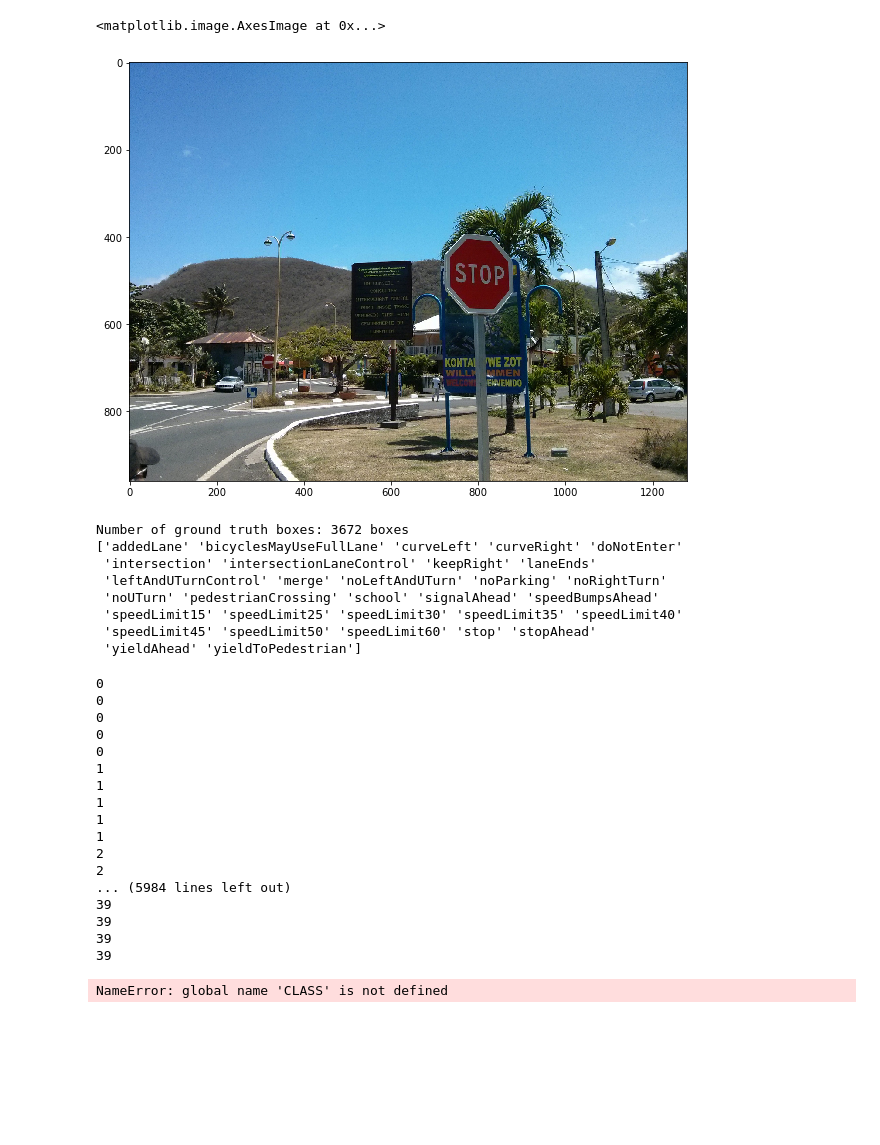
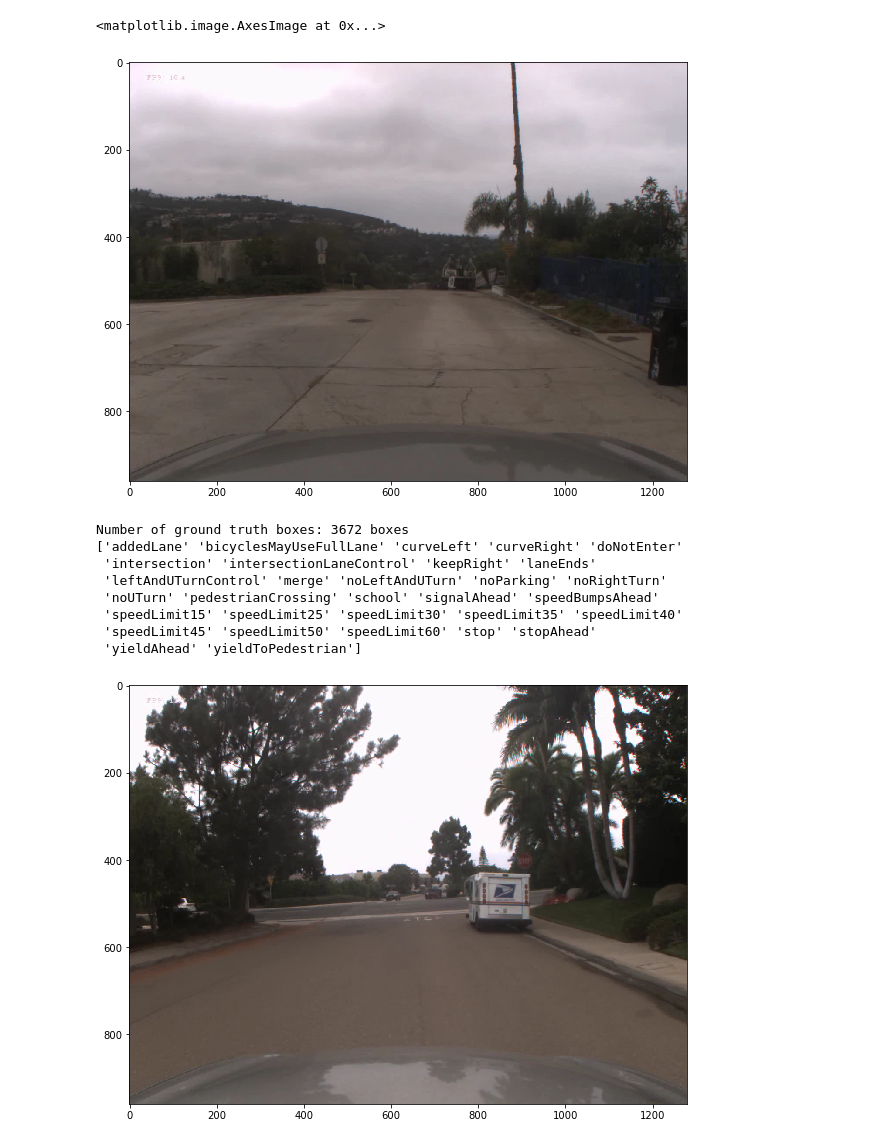
Before and after one commit to datlife/yolov2, a Jupyter notebook: Testing.ipynb, the cells around one changed output. Saved outputs shown, nothing was run; the diff lists cells and outputs as text; code cells hidden in the pictures; blank space fills up the shorter version.

```diff
--- a/Testing.ipynb
+++ b/Testing.ipynb
@@ -1,15 +1,16 @@
 # %%
 import cv2
 import matplotlib.pyplot as plt
 from utils.image_handler import preprocess_img
 %matplotlib inline
 
+# img = cv2.cvtColor(cv2.imread('test_images/stop_1405106680.avi_image9.png'), cv2.COLOR_BGR2RGB)
+img = cv2.cvtColor(cv2.imread('/home/ubuntu/dataset/testing/2014-07-15_12-44/frameAnnotations-cam1.avi_annotations/warningUrdbl_1405466584.avi_image6.png'), cv2.COLOR_BGR2RGB)
 
-img = cv2.cvtColor(cv2.imread('test_images/stop.jpg'), cv2.COLOR_BGR2RGB)
 img = preprocess_img(img)
 
 plt.figure(figsize=(10, 10))
 plt.imshow(img)
 # %% [output]
 <matplotlib.image.AxesImage at 0x...>
-[figure, old version]
+[figure, new version]
@@ -137,25 +137,10 @@ import tensorflow as tf
 with tf.device("/cpu:0"):
     yolov2 = YOLOv2(feature_extractor=darknet19(), num_anchors=N_ANCHORS, num_classes=N_CLASSES)
     model  = yolov2.model
-    model.load_weights('yolov2.weights')
+    model.load_weights('/home/ubuntu/yolov2/yolov2.weights')
     netout = model.predict(np.expand_dims(img, 0))
     result = interpret_netout(img, netout[0])
+    plt.figure(figsize=(10, 10))
+    plt.imshow(result)
 # %% [output]
-0
-0
-0
-0
-0
-1
-1
-1
-1
-1
-2
-2
-... (5984 lines left out)
-39
-39
-39
-39
-NameError: global name 'CLASS' is not defined
+[figure, added]
```
Also changed, not shown: parts of 3 cells of this notebook, 2 other files.
